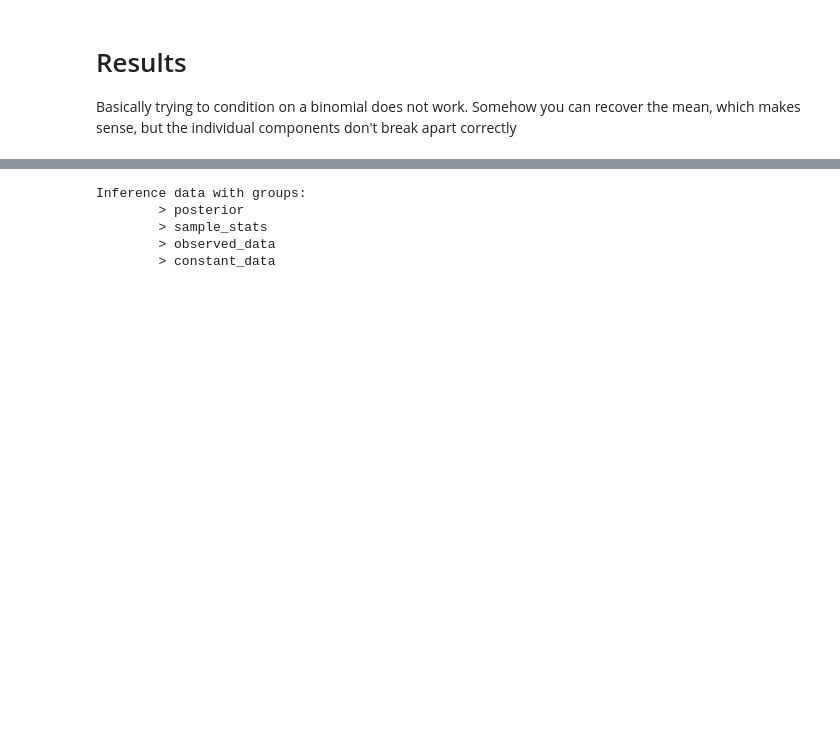
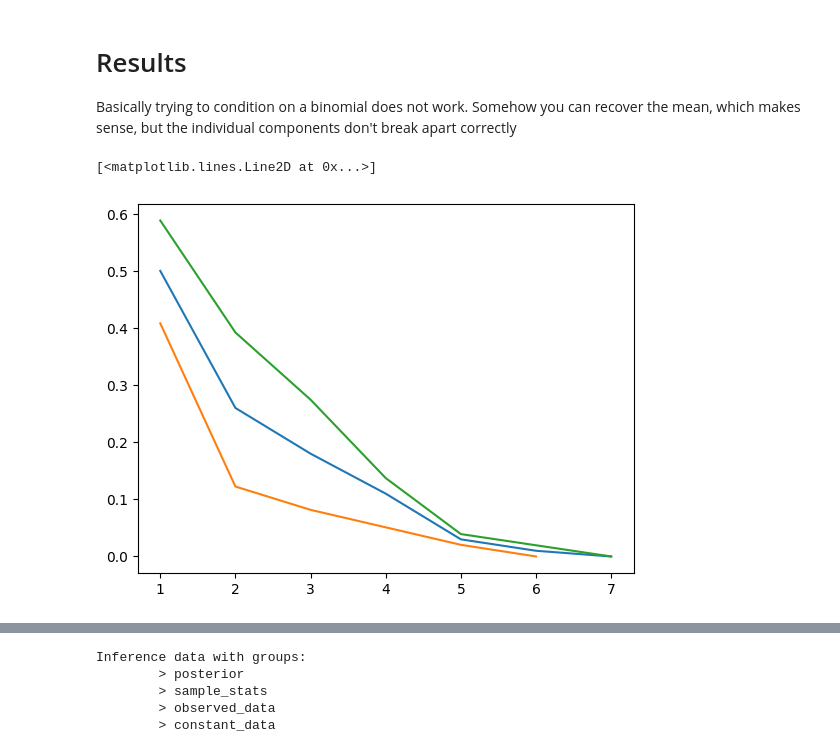
Before and after one commit to twj8CDC/PYMC_BART, a Jupyter notebook: eval_3_bart_w_time_dim.ipynb, the cells around one changed output, grey strips where cells are left out. Drawn from its saved outputs; the diff is of its cells as text; code cells hidden in the pictures; blank space fills up the shorter version.

```diff
--- a/eval_3_bart_w_time_dim.ipynb
+++ b/eval_3_bart_w_time_dim.ipynb
@@ -294,3 +297,31 @@ Somehow you can recover the mean, which makes sense, but the individual componen
+# %%
+from sksurv.nonparametric import kaplan_meier_estimator
+
+
+t_f, sv_f, ci_f = kaplan_meier_estimator(
+    y_sk["Status"],
+    y_sk["Survival_in_days"],
+    conf_type="log-log"
+)
+
+t_f1, sv_f1, ci_f1 = kaplan_meier_estimator(
+    x0_sk["Status"],
+    x0_sk["Survival_in_days"],
+    conf_type="log-log"
+)
+
+t_f2, sv_f2, ci_f2 = kaplan_meier_estimator(
+    x1_sk["Status"],
+    x1_sk["Survival_in_days"],
+    conf_type="log-log"
+)
+
+plt.plot(t_f, sv_f)
+plt.plot(t_f1, sv_f1)
+plt.plot(t_f2, sv_f2)
+# %% [output]
+[<matplotlib.lines.Line2D at 0x...>]
+[figure, added]
 # %%
 
 coords = {
```
Also changed, not shown: parts of 8 cells of this notebook, 6 other files.
